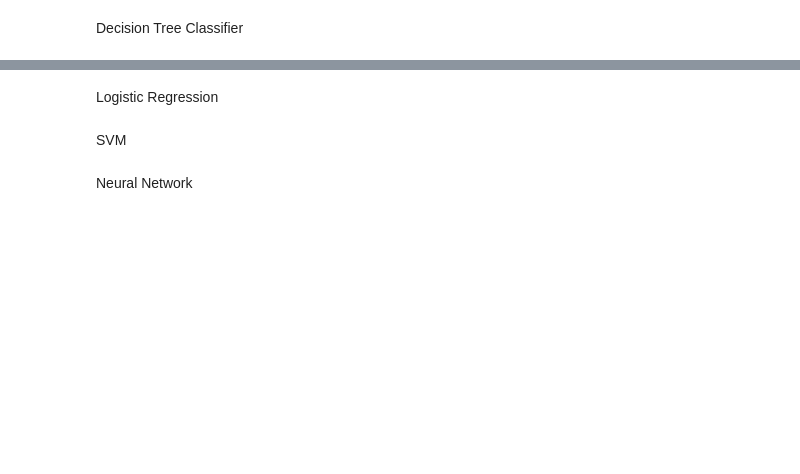
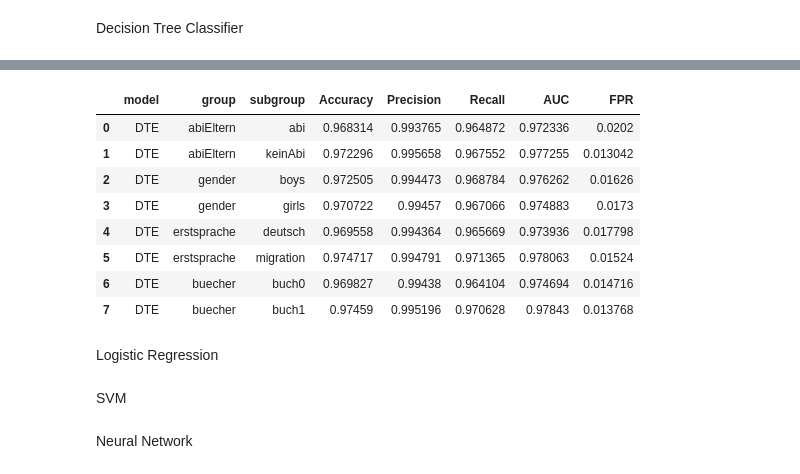
Before and after one commit to nathalierze/prediction_solution_probability, a Jupyter notebook: 02_fairness_evaluation/02_models.ipynb, the cells around one changed output, grey strips where cells are left out. Drawn from its saved outputs; the diff is of its cells as text; code cells hidden in the pictures; blank space fills up the shorter version.

```diff
--- a/02_fairness_evaluation/02_models.ipynb
+++ b/02_fairness_evaluation/02_models.ipynb
@@ -15,7 +15,7 @@ from tensorflow.keras.models import load_model
 from sklearn.metrics import log_loss, confusion_matrix, roc_auc_score, recall_score, precision_score, average_precision_score, f1_score, classification_report, accuracy_score, plot_roc_curve, plot_precision_recall_curve, plot_confusion_matrix
 # %%
 # Import feature list
-infile = open('../03_prediction_solution_probability/01_data/FINALsmallSampleSet_3months_without_duplicates.pkl','rb')
+infile = open('../01_solution_probability_model/01_data/FINALsmallSampleSet_3months_without_duplicates.pkl','rb')
 import_file = pickle.load(infile)
 infile.close()
 df = import_file
@@ -24,14 +24,24 @@ feature_cols = list(df.columns)
 """
 function to predict y and to calculate all scores neccessary for fairness evaluation
 """
-def get_metrics(clf,X,y):
+def get_metrics(clf,X,y,cv):
+
+    scores_a = cross_val_score(clf, X, y, scoring='accuracy', cv=cv, n_jobs=-1)
+    a = mean(absolute(scores_a))
+    scores_p = cross_val_score(clf, X, y, scoring='precision', cv=cv, n_jobs=-1)
+    p = mean(absolute(scores_p))
+    scores_r = cross_val_score(clf, X, y, scoring='recall', cv=cv, n_jobs=-1)
+    r = mean(absolute(scores_r))
+    scores_auc = cross_val_score(clf, X, y, scoring='roc_auc', cv=cv, n_jobs=-1)
+    roc_auc = mean(absolute(scores_auc))
+
     pred = clf.predict(X)
-    a = accuracy_score(y,pred)
-    p = precision_score(y,pred)
-    r = recall_score(y,pred)
-    roc_auc = roc_auc_score(y,pred)
-    tn, fp, fn, tp = confusion_matrix(y, pred).ravel()
-    fpr = fp/(fp+tn)
+    # a = accuracy_score(y,pred)
+    # p = precision_score(y,pred)
+    # r = recall_score(y,pred)
+    # roc_auc = roc_auc_score(y,pred)
+    # tn, fp, fn, tp = confusion_matrix(y, pred).ravel()
+    # fpr = fp/(fp+tn)
 
     return a,p,r,roc_auc,fpr
 # %%
@@ -44,11 +54,11 @@ subgroup = ['abi', 'keinAbi', 'boys', 'girls', 'deutsch', 'migration', 'buch0',
 Decision Tree Classifier
 # %%
 # load model
-DTE_model = pickle.load(open('../03_prediction_solution_probability/02_decisionTree/DecisionTreemodel_3months.pkl', 'rb'))
+DTE_model = pickle.load(open('../01_solution_probability_model/02_decision_tree/Decisiontreemodel_3months.pkl', 'rb'))
 
 for (group, subgroup, matrice) in zip(group, subgroup, matrice):
     print(matrice)
-    path= matrice+'.pkl'
+    path= '../../04_bias_mitigation/07_data_dumps/'+matrice+'.pkl'
     infile = open(path,'rb')
     df = pickle.load(infile)
     infile.close()
@@ -56,8 +66,10 @@ for (group, subgroup, matrice) in zip(group, subgroup, matrice):
     dataset= df[df.columns[df.columns.isin(feature_cols)]]
     y = dataset['Erfolg']
     X = dataset.drop(columns=['Erfolg'])
-    a,p,r,roc_auc,fpr = get_metrics(DTE_model,X,y)
+    k = 5
+    cv = KFold(n_splits=k, random_state=None)
+    a,p,r,roc_auc,fpr = get_metrics(DTE_model,X,y,cv)
     fair_metrics = fair_metrics.append({'model':'DTE','group':group,'subgroup':subgroup,'Accuracy':a,'Precision': p, 'Recall':r, 'AUC':roc_auc, 'FPR':fpr}, ignore_index=True)
 
-fair_metrics.to_excel('dte_metrics.xlsx')
-fair_metrics.to_pickle('dte_metrics.pkl')
+# fair_metrics.to_excel('dte_metrics.xlsx')
+# fair_metrics.to_pickle('dte_metrics.pkl')
@@ -64,3 +134,15 @@ fair_metrics.to_pickle('dte_metrics.pkl')
+# %%
+fair_metrics
+# %% [output]
+|  | model | group | subgroup | Accuracy | Precision | Recall | AUC | FPR |
+| 0 | DTE | abiEltern | abi | 0.968314 | 0.993765 | 0.964872 | 0.972336 | 0.0202 |
+| 1 | DTE | abiEltern | keinAbi | 0.972296 | 0.995658 | 0.967552 | 0.977255 | 0.013042 |
+| 2 | DTE | gender | boys | 0.972505 | 0.994473 | 0.968784 | 0.976262 | 0.01626 |
+| 3 | DTE | gender | girls | 0.970722 | 0.99457 | 0.967066 | 0.974883 | 0.0173 |
+| 4 | DTE | erstsprache | deutsch | 0.969558 | 0.994364 | 0.965669 | 0.973936 | 0.017798 |
+| 5 | DTE | erstsprache | migration | 0.974717 | 0.994791 | 0.971365 | 0.978063 | 0.01524 |
+| 6 | DTE | buecher | buch0 | 0.969827 | 0.99438 | 0.964104 | 0.974694 | 0.014716 |
+| 7 | DTE | buecher | buch1 | 0.97459 | 0.995196 | 0.970628 | 0.97843 | 0.013768 |
 # %% [markdown]
 Logistic Regression
 # %%
```
Also changed, not shown: parts of 1 cell of this notebook, 20 other files.
